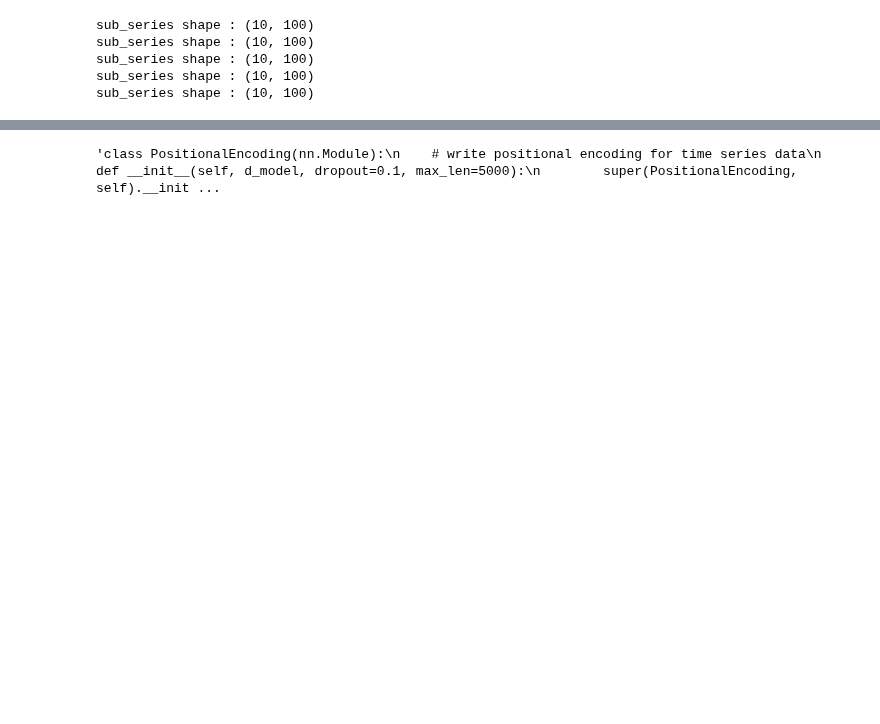
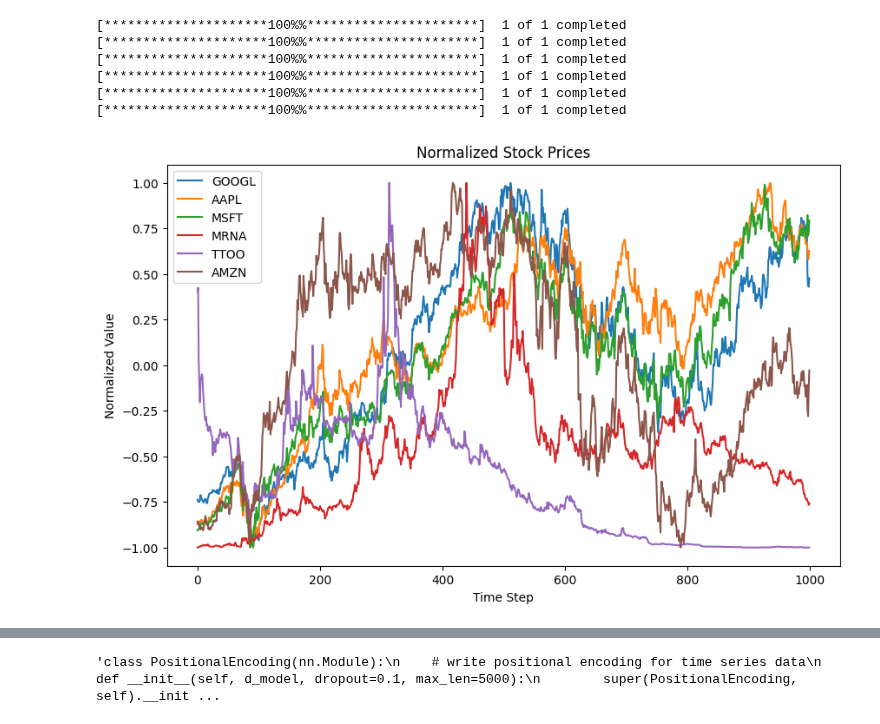
Before and after one commit to MaximeSzymanski/StocksClusteringVAE, a Jupyter notebook: VAE_stocks.ipynb, the cells around one changed output, grey strips where cells are left out. Drawn from its saved outputs; the diff is of its cells as text; code cells hidden in the pictures; blank space fills up the shorter version.

```diff
--- a/VAE_stocks.ipynb
+++ b/VAE_stocks.ipynb
@@ -108,25 +26,54 @@ shape after : (1000,)
-# %%
-sub_series_length = 100
-assert len(normalized_values_1) % sub_series_length == 0
-assert len(normalized_values_2) % sub_series_length == 0
-assert len(normalized_values_3) % sub_series_length == 0
-assert len(normalized_values_4) % sub_series_length == 0
-assert len(normalized_values_5) % sub_series_length == 0
-
-sub_series_1 = normalized_values_1.reshape((-1, sub_series_length))
-sub_series_2 = normalized_values_2.reshape((-1, sub_series_length))
-sub_series_3 = normalized_values_3.reshape((-1, sub_series_length))
-sub_series_4 = normalized_values_4.reshape((-1, sub_series_length))
-sub_series_5 = normalized_values_5.reshape((-1, sub_series_length))
-print(f"sub_series shape : {sub_series_1.shape}")
-print(f"sub_series shape : {sub_series_2.shape}")
-print(f"sub_series shape : {sub_series_3.shape}")
-print(f"sub_series shape : {sub_series_4.shape}")
-print(f"sub_series shape : {sub_series_5.shape}")
-number_of_sub_series = sub_series_1.shape[0]
-# %% [output]
-sub_series shape : (10, 100)
-sub_series shape : (10, 100)
-sub_series shape : (10, 100)
-sub_series shape : (10, 100)
-sub_series shape : (10, 100)
+# %%
+import yfinance as yf
+import numpy as np
+import matplotlib.pyplot as plt
+
+# Define a list of stock symbols
+stock_symbols = ['GOOGL', 'AAPL', 'MSFT', 'MRNA', 'TTOO','AMZN']
+seed = 42
+torch.manual_seed(seed)
+np.random.seed(seed)
+# Define the date range for the past 4 years
+start_date = '2019-11-08'
+end_date = '2023-11-08'
+
+# Initialize an empty list to store normalized values
+normalized_values_list = []
+
+# Loop through each stock symbol
+for symbol in stock_symbols:
+    # Download historical stock data using yfinance
+    stock_data = yf.download(symbol, start=start_date, end=end_date)
+
+    # Extract the 'Close' column
+    close_values = stock_data['Close'].values
+
+    # Normalize the data between -1 and 1
+    normalized_values = 2 * (close_values - np.min(close_values)) / np.ptp(close_values) - 1
+
+    # Remove the last 6 values
+    normalized_values = normalized_values[:-6]
+
+    # Append normalized values to the list
+    normalized_values_list.append(normalized_values)
+
+# Plot the normalized data
+plt.figure(figsize=(10, 6))
+
+# Loop through the list of normalized values and plot each stock
+for i in range(len(stock_symbols)):
+    plt.plot(normalized_values_list[i], label=stock_symbols[i])
+
+plt.legend(stock_symbols)
+plt.title('Normalized Stock Prices')
+plt.xlabel('Time Step')
+plt.ylabel('Normalized Value')
+plt.show()
+# %% [output]
+[*********************100%%**********************]  1 of 1 completed
+[*********************100%%**********************]  1 of 1 completed
+[*********************100%%**********************]  1 of 1 completed
+[*********************100%%**********************]  1 of 1 completed
+[*********************100%%**********************]  1 of 1 completed
+[*********************100%%**********************]  1 of 1 completed
+[figure, added]
```
Also changed, not shown: parts of 24 cells of this notebook.
